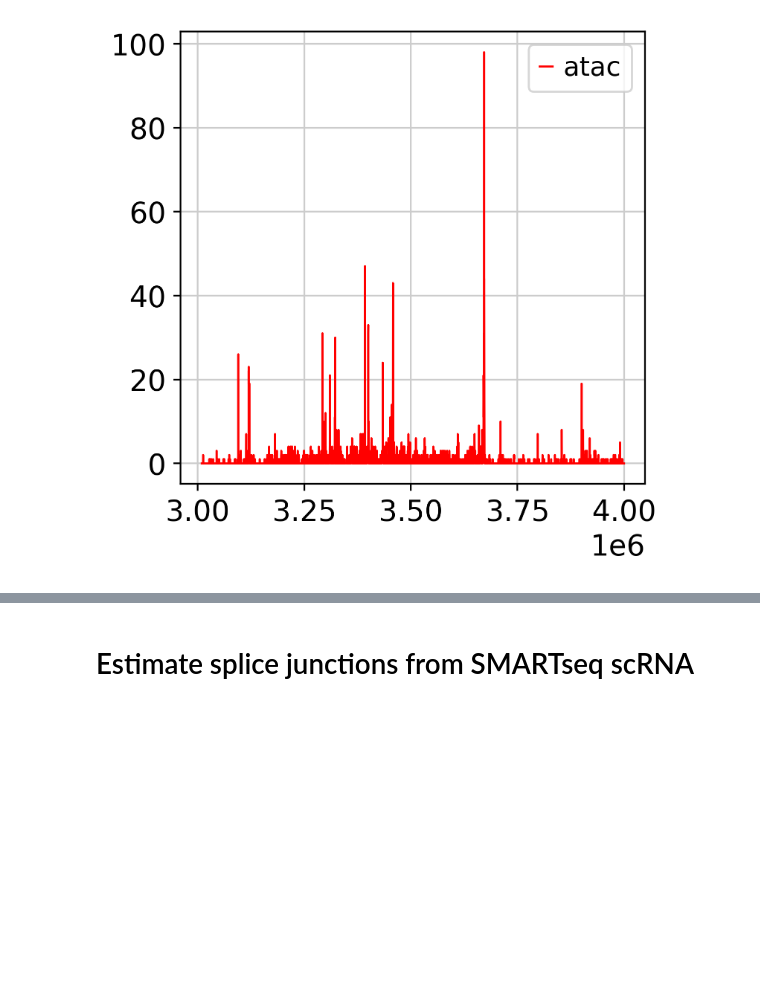
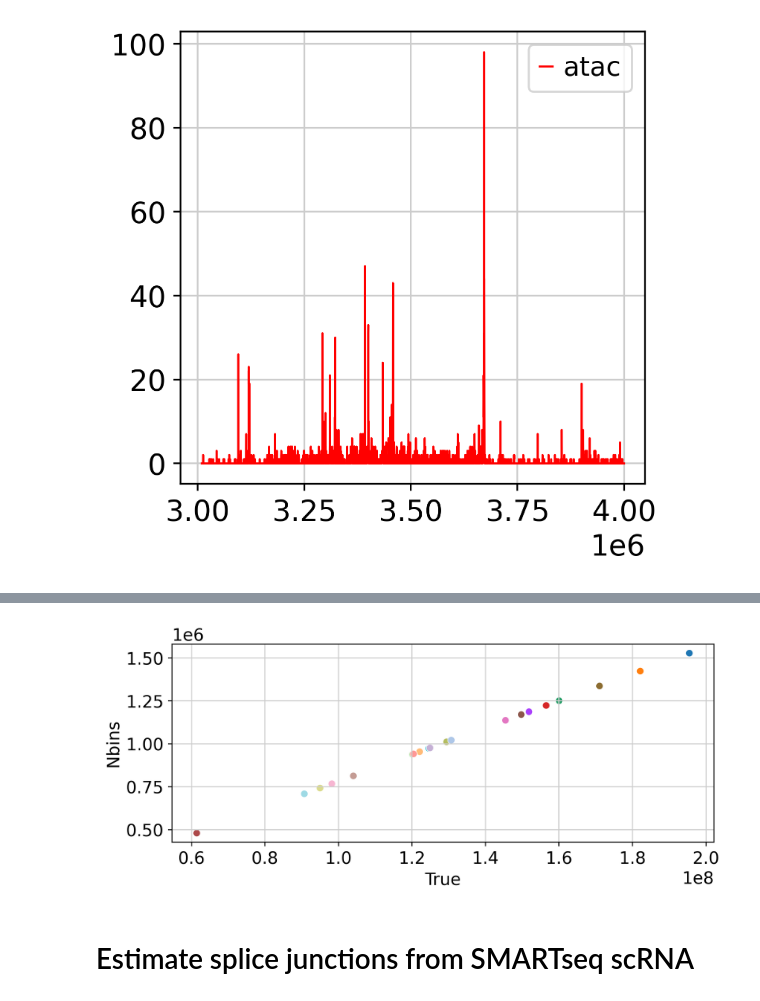
Before and after one commit to dmnburrows/deepNN_splice, a Jupyter notebook: data_process.ipynb, the cells around one changed output, grey strips where cells are left out. Drawn from its saved outputs; the diff is of its cells as text; code cells hidden in the pictures; blank space fills up the shorter version.

```diff
--- a/data_process.ipynb
+++ b/data_process.ipynb
@@ -621,0 +598,20 @@ plt.show()
+# %%
+#confirm atac bin coverage decreases with chromosome
+#Visualise mc tracks -> load bigwig files
+chr_list = list(_cg.chroms().keys())
+ref = pd.read_csv('/cndd3/dburrows/DATA/annotations/genome/grcm38.p3/modified_mm10.chrom.sizes', sep='\t', index_col=0, header=None)
+
+donor_l, chr_l, bin_n, true_l = [],[],[],[]
+import pyBigWig as bw
+path = '/cndd/emukamel/enformer/CEMBA_MOp_mc_bigwigs/bigwig'
+cg_l = glob.glob(f'{path}/*ATAC.bw')
+for x in range(len(cg_l)):
+    _cg = bw.open(cg_l[x])
+    for ch in chr_list:
+        donor_l.append(os.path.basename(cg_l[x]))
+        chr_l.append(ch)
+        bin_n.append(len(_cg.intervals(ch)))
+        true_l.append(ref.loc[ch].values[0])
+
+df = {'Donor':donor_l, 'Chr': chr_l, 'Nbins': bin_n, 'True': true_l}
+df = pd.DataFrame(df)
@@ -621,0 +643,9 @@ plt.show()
+# %%
+import seaborn as sns
+fig,ax = plt.subplots(figsize=(8,3))
+#sns.stripplot(data=df, x='Chr', y='True', c='k', s=10)
+g = sns.scatterplot(data=df, x='True', y='Nbins', hue='Chr')
+g.legend().remove()
+plt.show()
+# %% [output]
+[figure, added]
```
Also changed, not shown: parts of 33 cells of this notebook, 2 other files.
